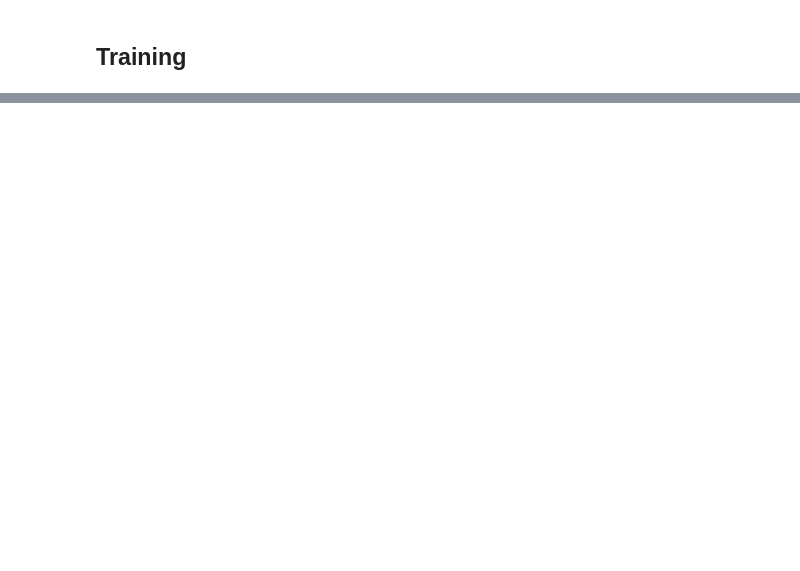
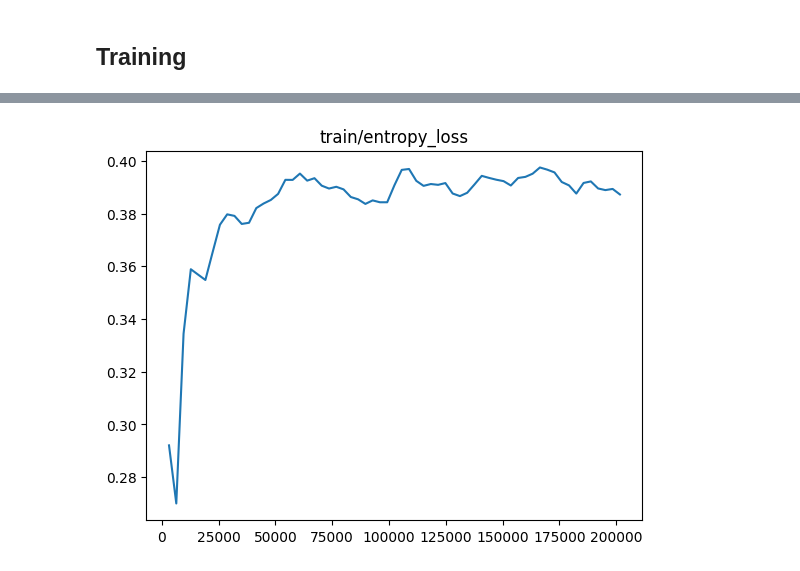
Before and after one commit to andoniiribarren/HRL_MAML_StockTrading, a Jupyter notebook: demo/test_demo_RLbase.ipynb, the cells around one changed output, grey strips where cells are left out. Saved outputs shown, nothing was run; the diff lists cells and outputs as text; code cells hidden in the pictures; blank space fills up the shorter version.

```diff
--- a/demo/test_demo_RLbase.ipynb
+++ b/demo/test_demo_RLbase.ipynb
@@ -153,9 +280,13 @@ plt.show()
 # %%
 loss_key = "train/entropy_loss"
 #loss_key = "rollout/ep_rew_mean"
-data = ea.Scalars(loss_key)
+#data = ea.Scalars(loss_key)
+
+data=ea.Scalars("rollout/ep_rew_mean")
 
 plt.plot([x.step for x in data], [x.value for x in data])
 plt.title(loss_key)
 plt.show()
+# %% [output]
+[figure, added]
 # %%
```
Also changed, not shown: parts of 20 cells of this notebook, 7 other files.
